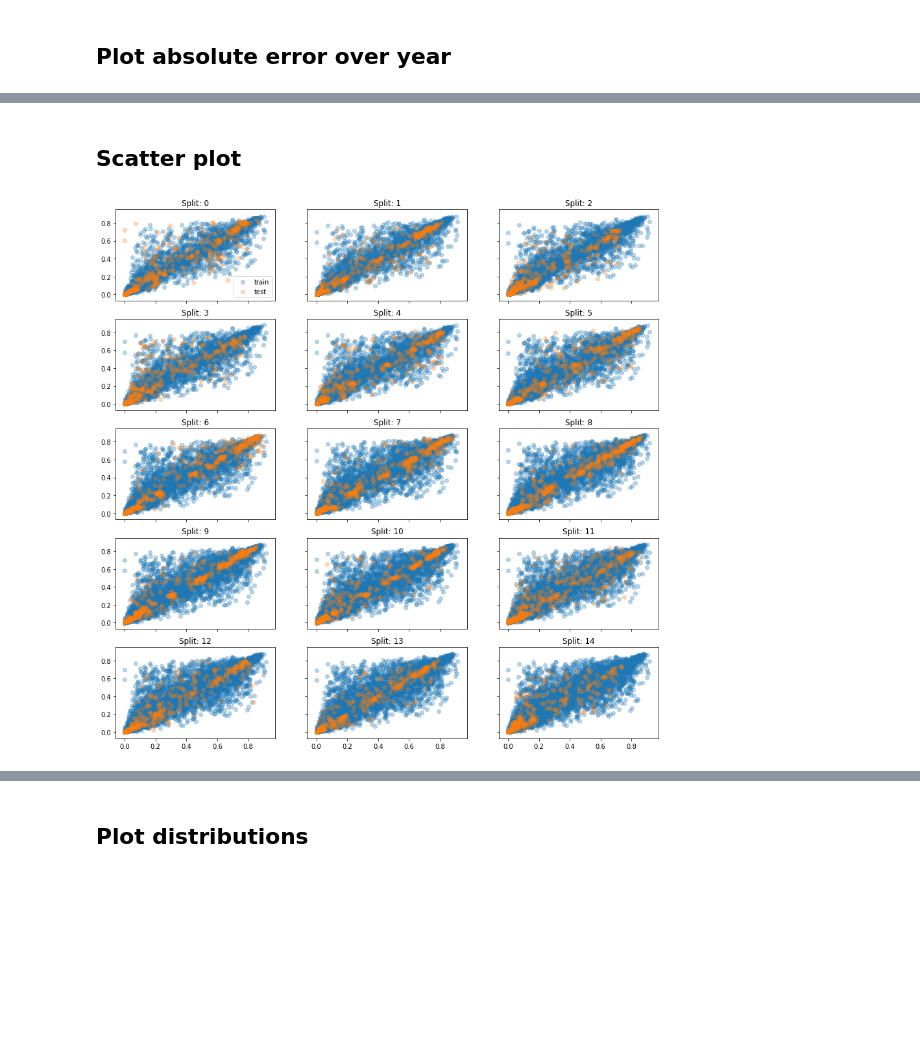
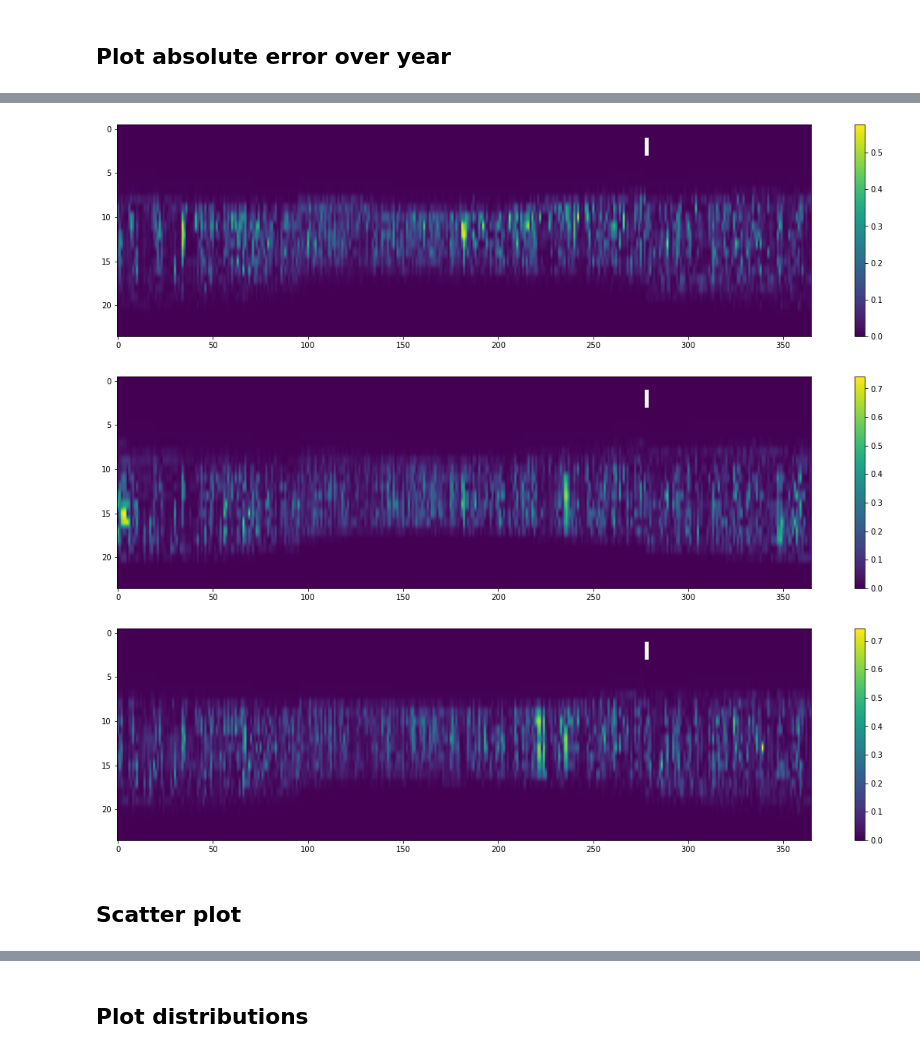
Before and after one commit to greenlytics/mqe-forecast, a Jupyter notebook: notebooks/nb-evaluate-forecast-gefcom2014-solar.ipynb, the cells around one changed output, grey strips where cells are left out. Cells and saved outputs as stored; diff of their text form; code cells hidden in the pictures; blank space fills up the shorter version.

```diff
--- a/notebooks/nb-evaluate-forecast-gefcom2014-solar.ipynb
+++ b/notebooks/nb-evaluate-forecast-gefcom2014-solar.ipynb
@@ -140,3 +139,11 @@ plot_map_error(df_pred_test['3'], df_y_test['3'])
+# %%
+plot_map_error(df_error['1'].abs())
+plot_map_error(df_error['2'].abs())
+plot_map_error(df_error['3'].abs())
+# %% [output]
+[figure, added]
+[figure, added]
+[figure, added]
 # %% [markdown]
 ## Scatter plot
 # %%
@@ -150,6 +157,2 @@ def plot_scatters(dfs_y_pred_train_split, dfs_y_train_split, dfs_y_pred_test_spl
         ax[split].set_title('Split: {0}'.format(split))
         if split==0: ax[split].legend()
-# %%
-plot_scatters(dfs_y_pred_train_farm[0], dfs_y_train_farm[0],  dfs_y_pred_test_split=dfs_y_pred_test_farm[0], dfs_y_test_split=dfs_y_test_farm[0])
-# %% [output]
-[figure, removed]
```
Also changed, not shown: parts of 30 cells of this notebook, 9 other files.
